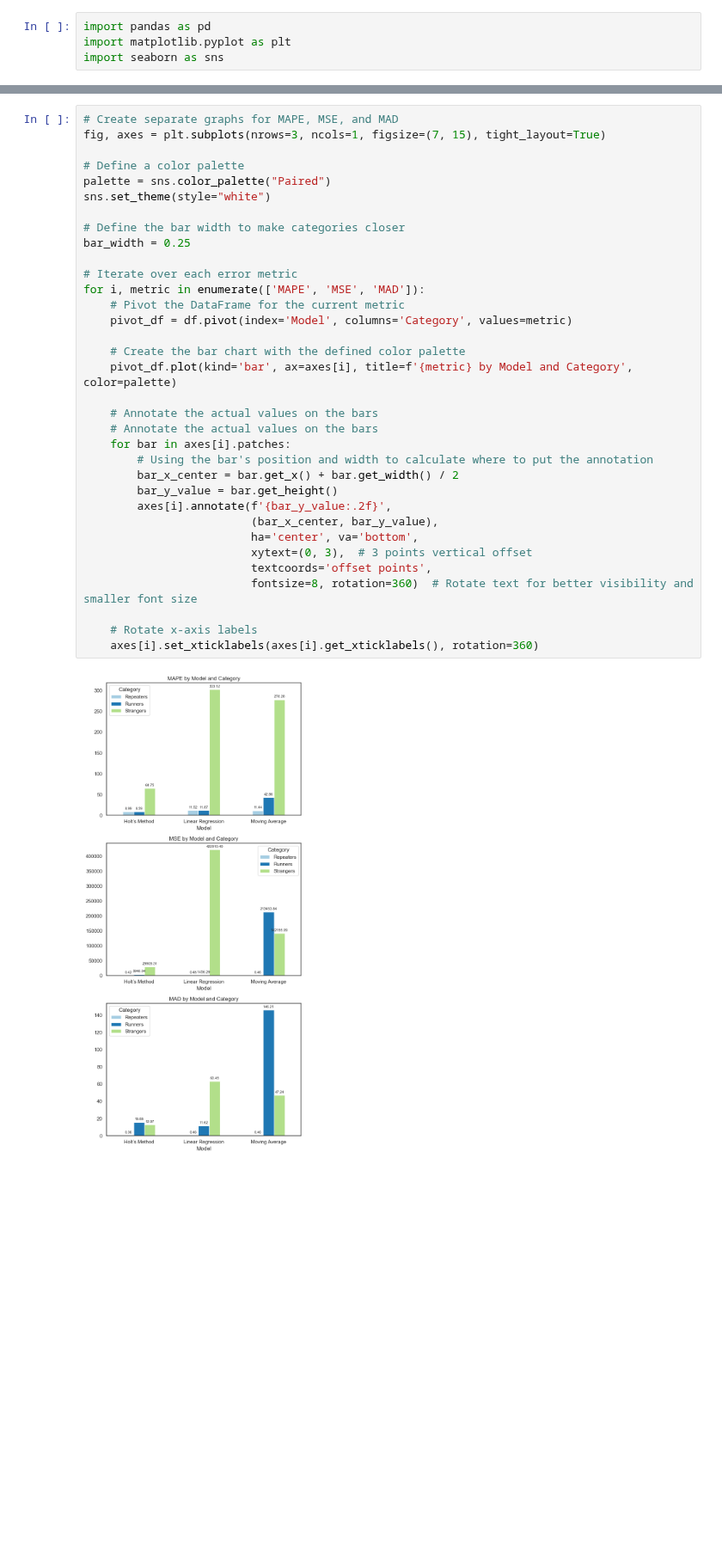
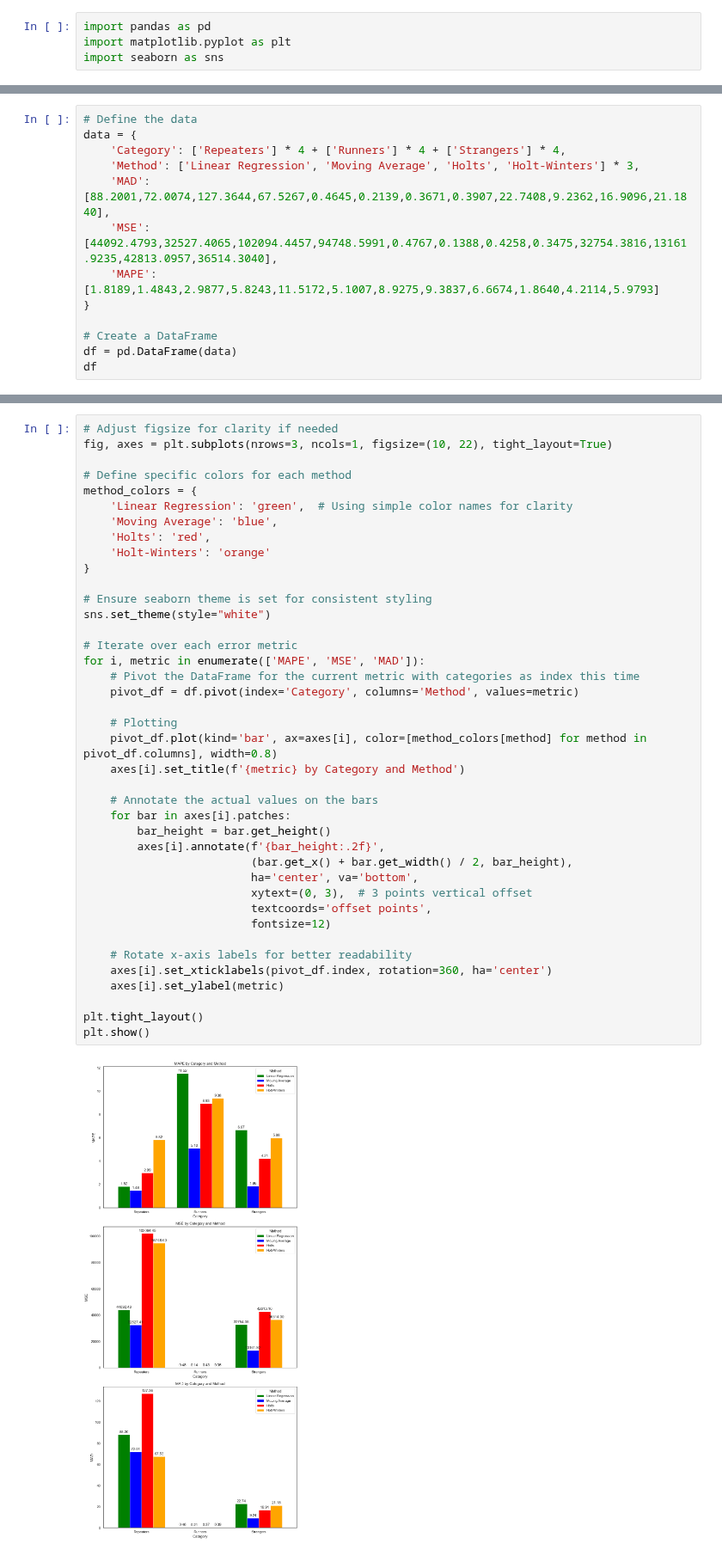
Before and after one commit to achchala/inventory-forecasting, a Jupyter notebook: demand_forecasting.ipynb, the cells around one changed output, grey strips where cells are left out. Shown at 86% size. Cells and saved outputs as stored; diff of their text form; blank space fills up the shorter version.

Commit message:
all product errors added for holts-winter

```diff
--- a/demand_forecasting.ipynb
+++ b/demand_forecasting.ipynb
@@ -32,0 +5,13 @@ df
+# %%
+# Define the data
+data = {
+    'Category': ['Repeaters'] * 4 + ['Runners'] * 4 + ['Strangers'] * 4,
+    'Method': ['Linear Regression', 'Moving Average', 'Holts', 'Holt-Winters'] * 3,
+    'MAD': [88.2001,72.0074,127.3644,67.5267,0.4645,0.2139,0.3671,0.3907,22.7408,9.2362,16.9096,21.1840],
+    'MSE': [44092.4793,32527.4065,102094.4457,94748.5991,0.4767,0.1388,0.4258,0.3475,32754.3816,13161.9235,42813.0957,36514.3040],
+    'MAPE': [1.8189,1.4843,2.9877,5.8243,11.5172,5.1007,8.9275,9.3837,6.6674,1.8640,4.2114,5.9793]
+}
+
+# Create a DataFrame
+df = pd.DataFrame(data)
+df
@@ -33,36 +32,42 @@ df
 # %%
-# Create separate graphs for MAPE, MSE, and MAD
-fig, axes = plt.subplots(nrows=3, ncols=1, figsize=(7, 15), tight_layout=True)
+# Adjust figsize for clarity if needed
+fig, axes = plt.subplots(nrows=3, ncols=1, figsize=(10, 22), tight_layout=True)
 
-# Define a color palette
-palette = sns.color_palette("Paired")
+# Define specific colors for each method
+method_colors = {
+    'Linear Regression': 'green',  # Using simple color names for clarity
+    'Moving Average': 'blue',
+    'Holts': 'red',
+    'Holt-Winters': 'orange'
+}
+
+# Ensure seaborn theme is set for consistent styling
 sns.set_theme(style="white")
-
-# Define the bar width to make categories closer
-bar_width = 0.25
 
 # Iterate over each error metric
 for i, metric in enumerate(['MAPE', 'MSE', 'MAD']):
-    # Pivot the DataFrame for the current metric
-    pivot_df = df.pivot(index='Model', columns='Category', values=metric)
+    # Pivot the DataFrame for the current metric with categories as index this time
+    pivot_df = df.pivot(index='Category', columns='Method', values=metric)
 
-    # Create the bar chart with the defined color palette
-    pivot_df.plot(kind='bar', ax=axes[i], title=f'{metric} by Model and Category', color=palette)
+    # Plotting
+    pivot_df.plot(kind='bar', ax=axes[i], color=[method_colors[method] for method in pivot_df.columns], width=0.8)
+    axes[i].set_title(f'{metric} by Category and Method')
 
     # Annotate the actual values on the bars
-    # Annotate the actual values on the bars
     for bar in axes[i].patches:
-        # Using the bar's position and width to calculate where to put the annotation
-        bar_x_center = bar.get_x() + bar.get_width() / 2
-        bar_y_value = bar.get_height()
-        axes[i].annotate(f'{bar_y_value:.2f}',
-                         (bar_x_center, bar_y_value),
+        bar_height = bar.get_height()
+        axes[i].annotate(f'{bar_height:.2f}',
+                         (bar.get_x() + bar.get_width() / 2, bar_height),
                          ha='center', va='bottom',
                          xytext=(0, 3),  # 3 points vertical offset
                          textcoords='offset points',
-                         fontsize=8, rotation=360)  # Rotate text for better visibility and smaller font size
+                         fontsize=12)
 
-    # Rotate x-axis labels
-    axes[i].set_xticklabels(axes[i].get_xticklabels(), rotation=360)
+    # Rotate x-axis labels for better readability
+    axes[i].set_xticklabels(pivot_df.index, rotation=360, ha='center')
+    axes[i].set_ylabel(metric)
+
+plt.tight_layout()
+plt.show()
 # %% [output]
-[figure, old version]
+[figure, new version]
```
Also changed, not shown: parts of 2 cells of this notebook, 2 other files.
